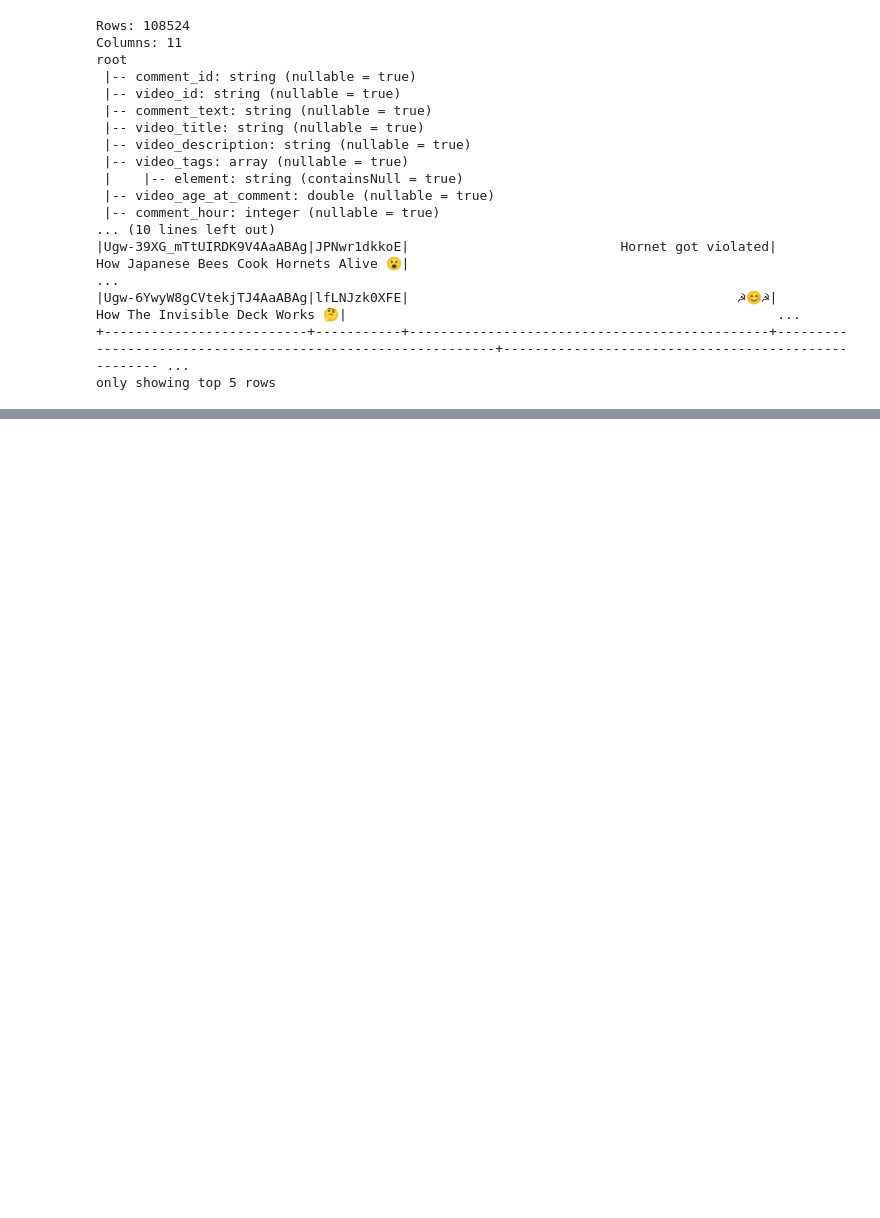
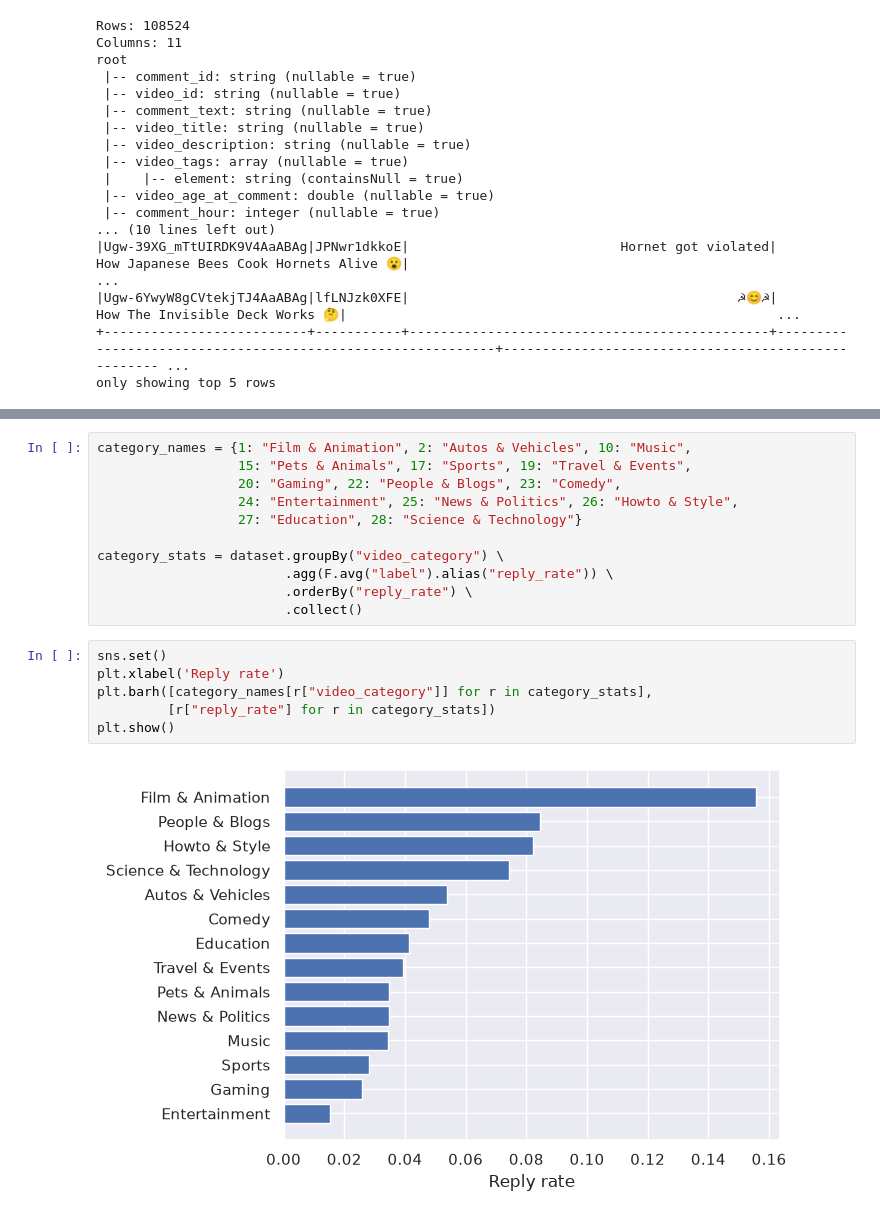
Before and after one commit to fundaBa/IntegratedCA1, a Jupyter notebook: Advanced Data Analysis.ipynb, the cells around one changed output, grey strips where cells are left out. Saved outputs shown, nothing was run; the diff lists cells and outputs as text; blank space fills up the shorter version.

```diff
--- a/Advanced Data Analysis.ipynb
+++ b/Advanced Data Analysis.ipynb
@@ -61,0 +217,19 @@ only showing top 5 rows
+# %%
+category_names = {1: "Film & Animation", 2: "Autos & Vehicles", 10: "Music",
+                  15: "Pets & Animals", 17: "Sports", 19: "Travel & Events",
+                  20: "Gaming", 22: "People & Blogs", 23: "Comedy",
+                  24: "Entertainment", 25: "News & Politics", 26: "Howto & Style",
+                  27: "Education", 28: "Science & Technology"}
+
+category_stats = dataset.groupBy("video_category") \
+                        .agg(F.avg("label").alias("reply_rate")) \
+                        .orderBy("reply_rate") \
+                        .collect()
+# %%
+sns.set()
+plt.xlabel('Reply rate')
+plt.barh([category_names[r["video_category"]] for r in category_stats],
+         [r["reply_rate"] for r in category_stats])
+plt.show()
+# %% [output]
+[figure, added]
```
Also changed, not shown: parts of 15 cells of this notebook.
